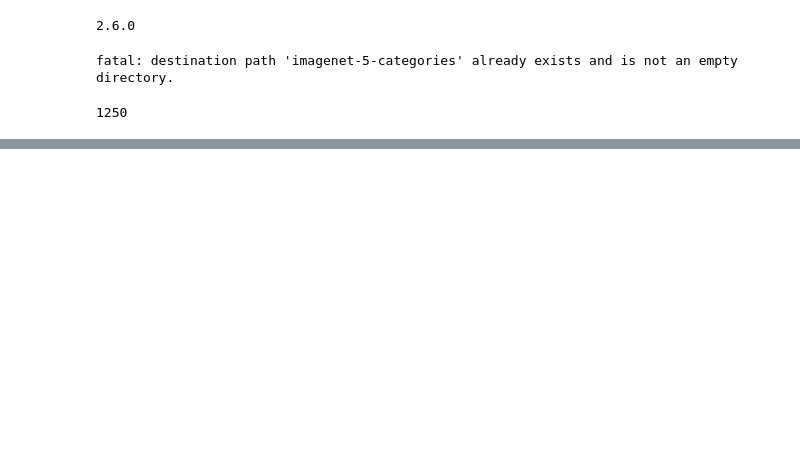
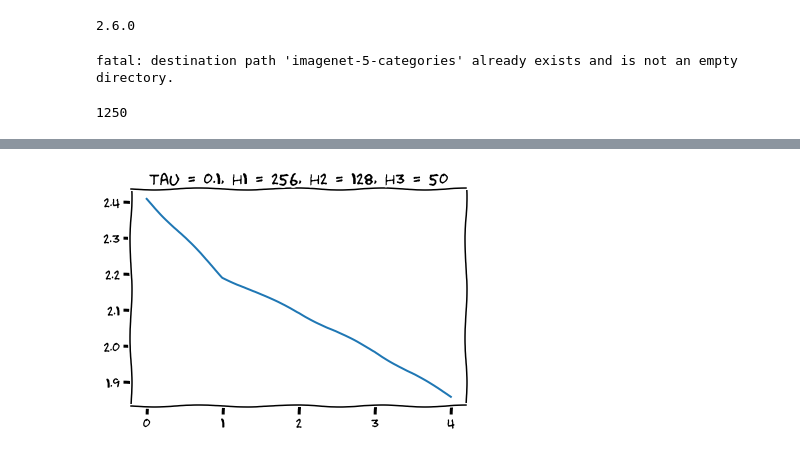
Before and after one commit to shivkumarganesh/Advance-Deep-Learning, a Jupyter notebook: Assignment 1/Simclr_Tensorflow.ipynb, the cells around one changed output, grey strips where cells are left out. Drawn from its saved outputs; the diff is of its cells as text; code cells hidden in the pictures; blank space fills up the shorter version.

```diff
--- a/Assignment 1/Simclr_Tensorflow.ipynb
+++ b/Assignment 1/Simclr_Tensorflow.ipynb
@@ -216,7 +216,7 @@ optimizer = tf.keras.optimizers.SGD(lr_decayed_fn)
 
 resnet_simclr_2 = get_resnet_simclr(256, 128, 50)
 
-epoch_wise_loss, resnet_simclr  = train_simclr(resnet_simclr_2, train_ds, optimizer, criterion, temperature=0.1, epochs=200)
+epoch_wise_loss, resnet_simclr  = train_simclr(resnet_simclr_2, train_ds, optimizer, criterion, temperature=0.1, epochs=5)
 
 with plt.xkcd():
     plt.plot(epoch_wise_loss)
@@ -226,0 +227 @@ epoch: 1 loss: 2.397
+[figure, added]
```
Also changed, not shown: parts of 2 cells of this notebook.
